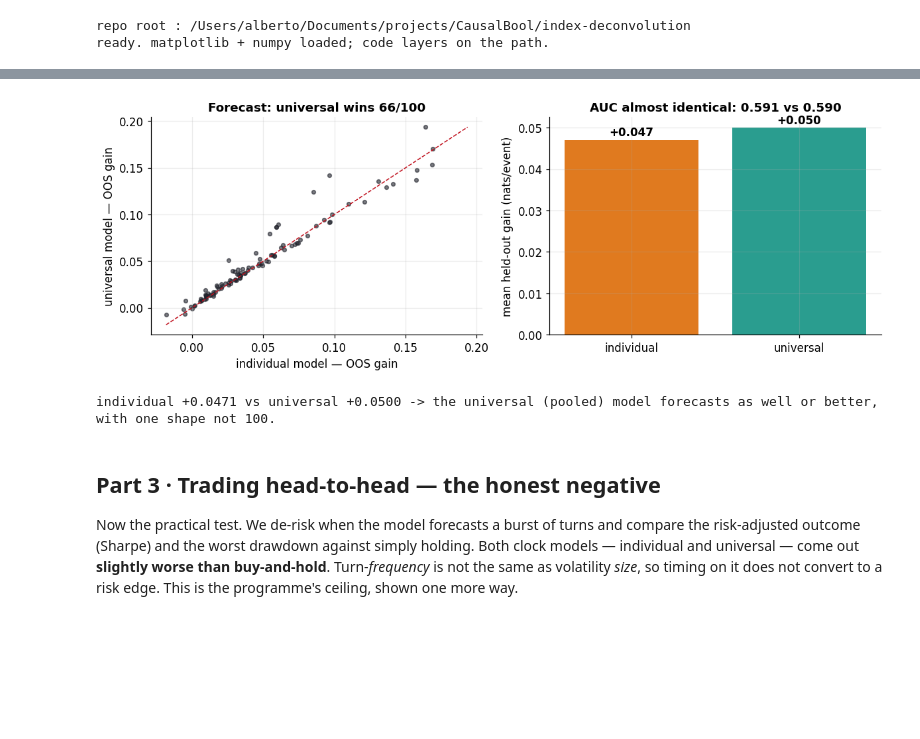
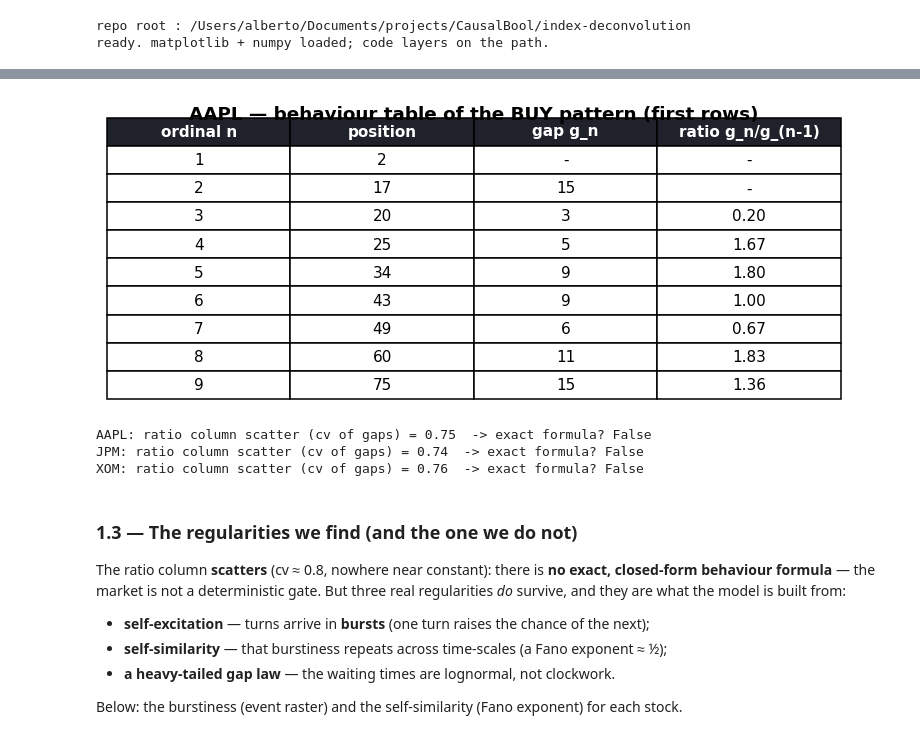
Before and after one commit to albertoHdzE/CausalBool, a Jupyter notebook: index-deconvolution/notebooks/14_individual_vs_universal.ipynb, the cells around one changed output, grey strips where cells are left out. Cells and saved outputs as stored; diff of their text form; code cells hidden in the pictures; blank space fills up the shorter version.

```diff
--- a/index-deconvolution/notebooks/14_individual_vs_universal.ipynb
+++ b/index-deconvolution/notebooks/14_individual_vs_universal.ipynb
@@ -63,9 +59,21 @@ print("ready. matplotlib + numpy loaded; code layers on the path.")
 repo root : /Users/alberto/Documents/projects/CausalBool/index-deconvolution
 ready. matplotlib + numpy loaded; code layers on the path.
 # %%
+for _sub in ["level6", "level9", "level14", "level18"]:
+    _p = os.path.join(ROOT, _sub)
+    if _p not in sys.path:
+        sys.path.insert(0, _p)
 import json
-with open(os.path.join(ROOT, "results", "exp40_individual_vs_universal.json")) as _f:
-    R = json.load(_f)
-print("panel:", R["n_series"], "stocks; universal shape n =",
-      round(R["universal_shape"]["n"],3), "beta =", round(R["universal_shape"]["beta"],4))
+DATA_100 = os.path.join(ROOT, "finance", "data_100")
+from finance import load_yahoo_close
+def load_stock(t):
+    px = load_yahoo_close(os.path.join(DATA_100, t + ".json"))
+    return [px[d] for d in sorted(px)]
+with open(os.path.join(ROOT, "results", "exp41_clock_prediction.json")) as _f:
+    RP = json.load(_f)
+STOCKS = [t for t in ["AAPL", "JPM", "XOM"] if os.path.exists(os.path.join(DATA_100, t+".json"))]
+if len(STOCKS) < 3:
+    STOCKS = [r["name"] for r in RP["rows"][:3]]
+THETA = RP["theta"]
+print("walkthrough stocks:", STOCKS, " | 100-stock summary loaded")
 # %% [output]
@@ -107,28 +114,34 @@ noisy.
 # %%
-gi = [r["gain_ind"] for r in rows]; gu = [r["gain_uni"] for r in rows]
-fc = R["forecast"]
-fig, (ax, bx) = plt.subplots(1, 2, figsize=(11, 4))
-ax.scatter(gi, gu, s=14, color=INK, alpha=0.6)
-lo, hi = min(gi+gu), max(gi+gu); ax.plot([lo,hi],[lo,hi], color=HL, ls="--", lw=1)
-ax.set_xlabel("individual model — OOS gain"); ax.set_ylabel("universal model — OOS gain")
-ax.set_title(f"Forecast: universal wins {R['n_series']-fc['ind_wins']}/{R['n_series']}")
-bx.bar(["individual","universal"], [fc["mean_gain_ind"], fc["mean_gain_uni"]], color=[BAD, OK])
-bx.set_ylabel("mean held-out gain (nats/event)")
-bx.set_title(f"AUC almost identical: {fc['mean_auc_ind']:.3f} vs {fc['mean_auc_uni']:.3f}")
-for i,v in enumerate([fc["mean_gain_ind"], fc["mean_gain_uni"]]):
-    bx.text(i, v+0.001, f"{v:+.3f}", ha="center", fontweight="bold")
+from behaviour import behaviour_table, exact_formula_score
+t0 = STOCKS[0]; buys0 = clocks[t0][0]
+tbl = behaviour_table(buys0, 9)
+rows = [[r["ordinal"], r["position"], "-" if r["gap"] is None else r["gap"],
+         "-" if r["ratio"] is None else f"{r['ratio']:.2f}"] for r in tbl]
+fig, ax = plt.subplots(figsize=(7, 3)); ax.axis("off")
+tb = ax.table(cellText=rows, colLabels=["ordinal n","position","gap g_n","ratio g_n/g_(n-1)"],
+              loc="center", cellLoc="center")
+tb.auto_set_font_size(False); tb.set_fontsize(10); tb.scale(1, 1.5)
+for (r_,c_),cell in tb.get_celld().items():
+    if r_==0: cell.set_facecolor(INK); cell.set_text_props(color="white", fontweight="bold")
+ax.set_title(f"{t0} — behaviour table of the BUY pattern (first rows)", fontweight="bold")
 plt.tight_layout(); plt.show()
-print(f"individual {fc['mean_gain_ind']:+.4f} vs universal {fc['mean_gain_uni']:+.4f} "
-      f"-> the universal (pooled) model forecasts as well or better, with one shape not 100.")
+for t in STOCKS:
+    sc = exact_formula_score(clocks[t][0])
+    print(f"{t}: ratio column scatter (cv of gaps) = {sc['cv_gaps']:.2f}  -> exact formula? {sc['exact']}")
 # %% [output]
-[figure, old version]
+[figure, new version]
-individual +0.0471 vs universal +0.0500 -> the universal (pooled) model forecasts as well or better, with one shape not 100.
+AAPL: ratio column scatter (cv of gaps) = 0.75  -> exact formula? False
+JPM: ratio column scatter (cv of gaps) = 0.74  -> exact formula? False
+XOM: ratio column scatter (cv of gaps) = 0.76  -> exact formula? False
 # %% [markdown]
-## Part 3 · Trading head-to-head — the honest negative
+### 1.3 — The regularities we find (and the one we do not)
+The ratio column **scatters** (cv ≈ 0.8, nowhere near constant): there is **no exact,
+closed-form behaviour formula** — the market is not a deterministic gate. But three real
+regularities *do* survive, and they are what the model is built from:
 
-Now the practical test. We de-risk when the model forecasts a burst of turns and compare
-the risk-adjusted outcome (Sharpe) and the worst drawdown against simply holding. Both
-clock models — individual and universal — come out **slightly worse than buy-and-hold**.
-Turn-*frequency* is not the same as volatility *size*, so timing on it does not convert to
-a risk edge. This is the programme's ceiling, shown one more way.
+* **self-excitation** — turns arrive in **bursts** (one turn raises the chance of the next);
+* **self-similarity** — that burstiness repeats across time-scales (a Fano exponent ≈ ½);
+* **a heavy-tailed gap law** — the waiting times are lognormal, not clockwork.
+
+Below: the burstiness (event raster) and the self-similarity (Fano exponent) for each stock.
 # %%
```
Also changed, not shown: parts of 17 cells of this notebook, 7 other files.
